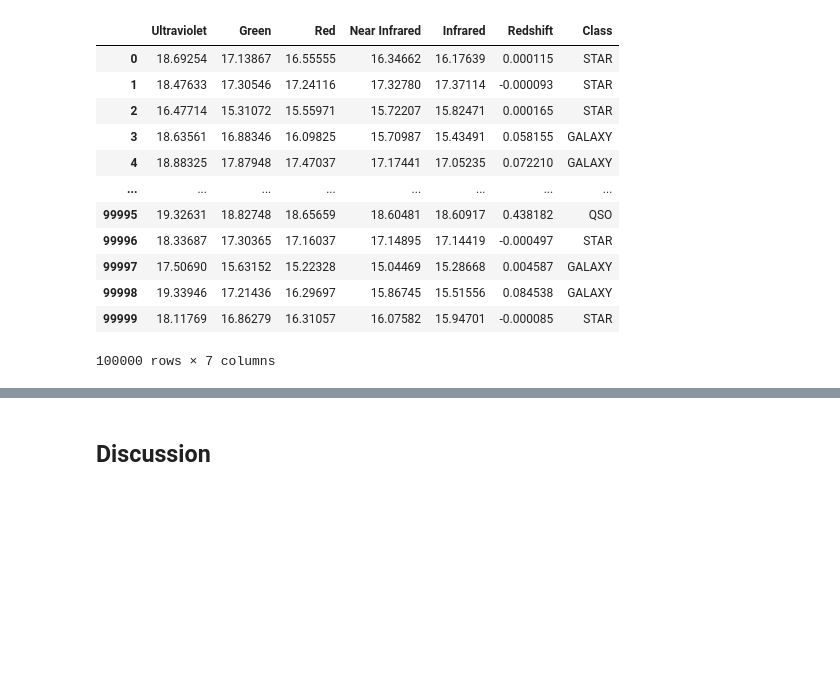
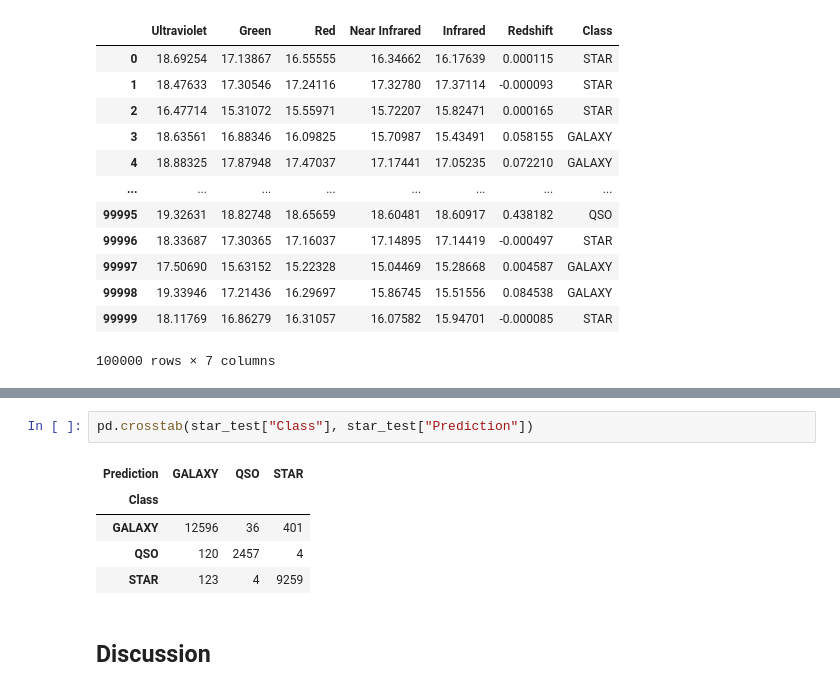
Before and after one commit to aidan215/DSCI-100-Group-17, a Jupyter notebook: report.ipynb, the cells around one changed output, grey strips where cells are left out. Cells and saved outputs as stored; diff of their text form; blank space fills up the shorter version.

```diff
--- a/report.ipynb
+++ b/report.ipynb
@@ -101,3 +198,11 @@ star_filtered
+# %%
+pd.crosstab(star_test["Class"], star_test["Prediction"])
+# %% [output]
+| Prediction | GALAXY | QSO | STAR |
+| Class |  |  |  |
+| GALAXY | 12596 | 36 | 401 |
+| QSO | 120 | 2457 | 4 |
+| STAR | 123 | 4 | 9259 |
 # %% [markdown]
 ## Discussion
 # %% [markdown]
```
Also changed, not shown: parts of 5 cells of this notebook.
